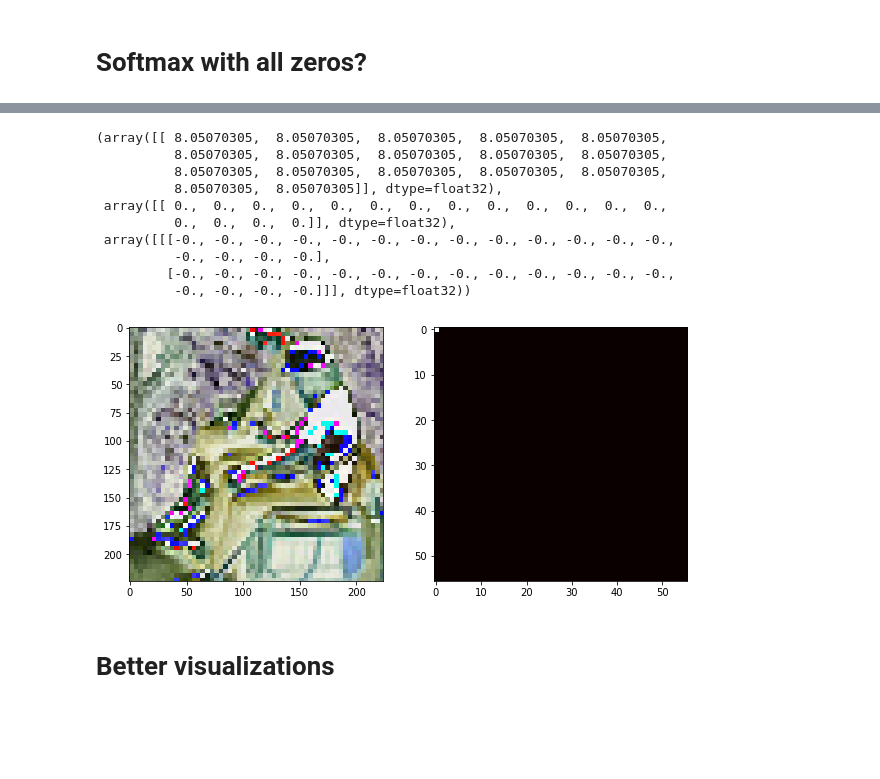
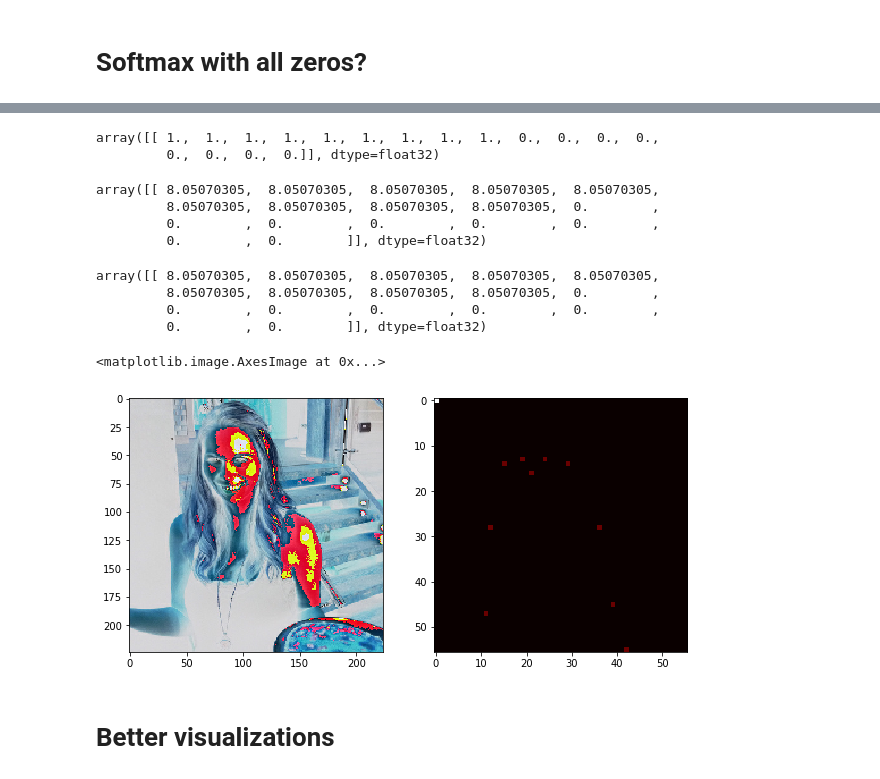
Before and after one commit to gyw0228/MegaNet, a Jupyter notebook: notebooks/KyleNet.ipynb, the cells around one changed output, grey strips where cells are left out. Drawn from its saved outputs; the diff is of its cells as text; code cells hidden in the pictures; blank space fills up the shorter version.

```diff
--- a/notebooks/KyleNet.ipynb
+++ b/notebooks/KyleNet.ipynb
@@ -300,8 +306,11 @@ masks_flat = tf.reshape(keypoint_masks, flat_shape)
 losses1 = tf.nn.softmax_cross_entropy_with_logits(labels=masks_flat,logits=pred_flat,dim=0)
 losses2 = tf.nn.softmax_cross_entropy_with_logits(labels=masks_flat,logits=pred_flat,dim=1)
 losses3 = tf.nn.softmax_cross_entropy_with_logits(labels=masks_flat,logits=pred_flat,dim=2)
-labels = tf.reshape(labels,[-1,1,17])
-losses = tf.multiply(losses3,labels) # set loss to zero for invalid keypoints (labels=0)
+labelsA = tf.reshape(labels,[-1,1,17])
+labelsB = tf.reshape(labels,[-1,1,1,17])
+
+lossesA = tf.multiply(losses3,labelsA) # set loss to zero for invalid keypoints (labels=0)
+lossesB = tf.multiply(losses3,labelsB) # set loss to zero for invalid keypoints (labels=0)
 # %%
 sess.run(train_init_op)
-L1, L2, L3, LA, L, I, KPM, P = sess.run([losses1, losses2, losses3, labels, losses, images, kpt_masks, pts])
+L3, Label, LossA, LossB, I, KPM, P = sess.run([losses3, labels, lossesA, lossesB, images, kpt_masks, pts])
@@ -312,19 +337,31 @@ L1.shape, L2.shape, L3.shape, LA.shape, L.shape
+# %%
+Label[i]
+# %% [output]
+array([[ 1.,  1.,  1.,  1.,  1.,  1.,  1.,  1.,  1.,  0.,  0.,  0.,  0.,
+         0.,  0.,  0.,  0.]], dtype=float32)
+# %%
+LossA[i]
+# %% [output]
+array([[ 8.05070305,  8.05070305,  8.05070305,  8.05070305,  8.05070305,
+         8.05070305,  8.05070305,  8.05070305,  8.05070305,  0.        ,
+         0.        ,  0.        ,  0.        ,  0.        ,  0.        ,
+         0.        ,  0.        ]], dtype=float32)
+# %%
+np.mean(LossB[i],axis=0)
+# %% [output]
+array([[ 8.05070305,  8.05070305,  8.05070305,  8.05070305,  8.05070305,
+         8.05070305,  8.05070305,  8.05070305,  8.05070305,  0.        ,
+         0.        ,  0.        ,  0.        ,  0.        ,  0.        ,
+         0.        ,  0.        ]], dtype=float32)
 # %%
-i = 1
+i = 2
 plt.subplot(1,2,1)
 plt.imshow(I[i])
 plt.subplot(1,2,2)
 plt.imshow(np.sum(KPM[i],axis=2)*255,cmap="hot")
-L3[i],L[i],P[i]
+# plt.subplto(1,3,1)
+# plt.imshow(np.sum(LossB[:,:,0,:],axis=2))
+# L3[i],LossA[i],LossB[i],P[i]
 # %% [output]
-(array([[ 8.05070305,  8.05070305,  8.05070305,  8.05070305,  8.05070305,
-          8.05070305,  8.05070305,  8.05070305,  8.05070305,  8.05070305,
-          8.05070305,  8.05070305,  8.05070305,  8.05070305,  8.05070305,
-          8.05070305,  8.05070305]], dtype=float32),
- array([[ 0.,  0.,  0.,  0.,  0.,  0.,  0.,  0.,  0.,  0.,  0.,  0.,  0.,
-          0.,  0.,  0.,  0.]], dtype=float32),
- array([[[-0., -0., -0., -0., -0., -0., -0., -0., -0., -0., -0., -0., -0.,
-          -0., -0., -0., -0.],
-         [-0., -0., -0., -0., -0., -0., -0., -0., -0., -0., -0., -0., -0.,
-          -0., -0., -0., -0.]]], dtype=float32))
+<matplotlib.image.AxesImage at 0x...>
-[figure, old version]
+[figure, new version]
```
Also changed, not shown: parts of 9 cells of this notebook, 1 other file.
